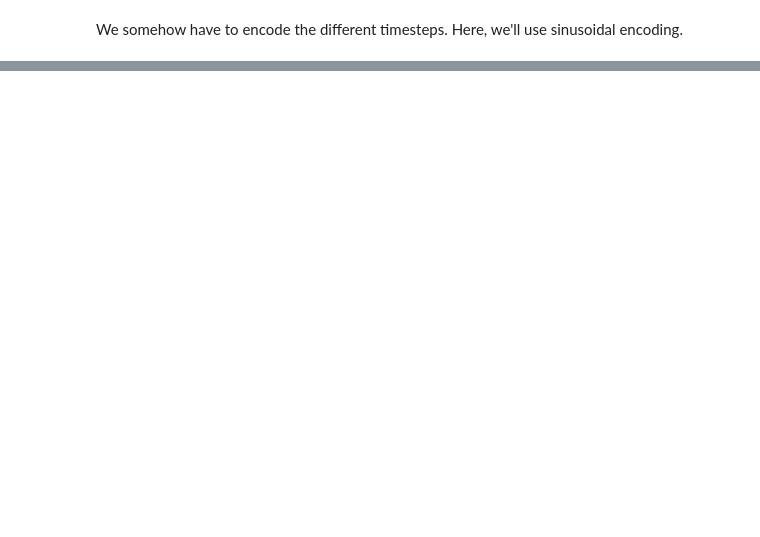
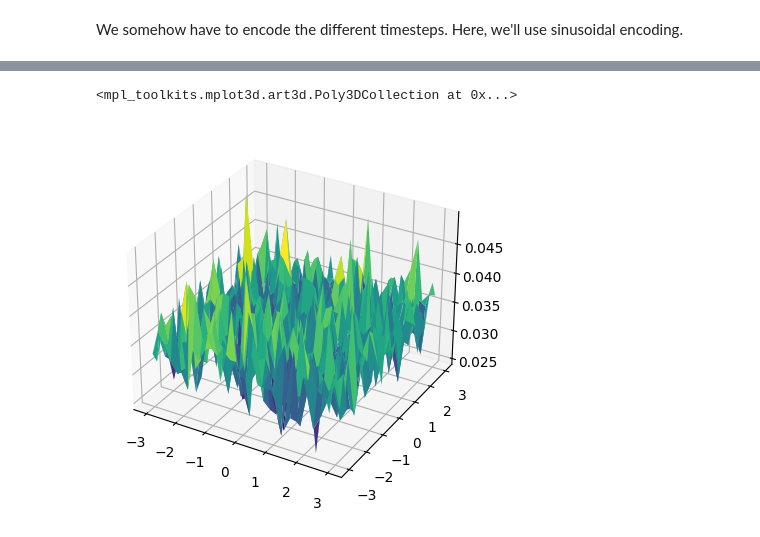
Before and after one commit to Andemand111/Specialkursus_diffusionmodel, a Jupyter notebook: main.IPYNB, the cells around one changed output, grey strips where cells are left out. Cells and saved outputs as stored; diff of their text form; code cells hidden in the pictures; blank space fills up the shorter version.

```diff
--- a/main.IPYNB
+++ b/main.IPYNB
@@ -217,0 +294,9 @@ KeyboardInterrupt:
+# %%
+%matplotlib inline
+
+fig = plt.figure()
+ax = fig.add_subplot(111, projection='3d')
+ax.plot_surface(xx, yy, zz.reshape(resolution, resolution), cmap='viridis')
+# %% [output]
+<mpl_toolkits.mplot3d.art3d.Poly3DCollection at 0x...>
+[figure, added]
```
Also changed, not shown: parts of 12 cells of this notebook, 4 other files.
